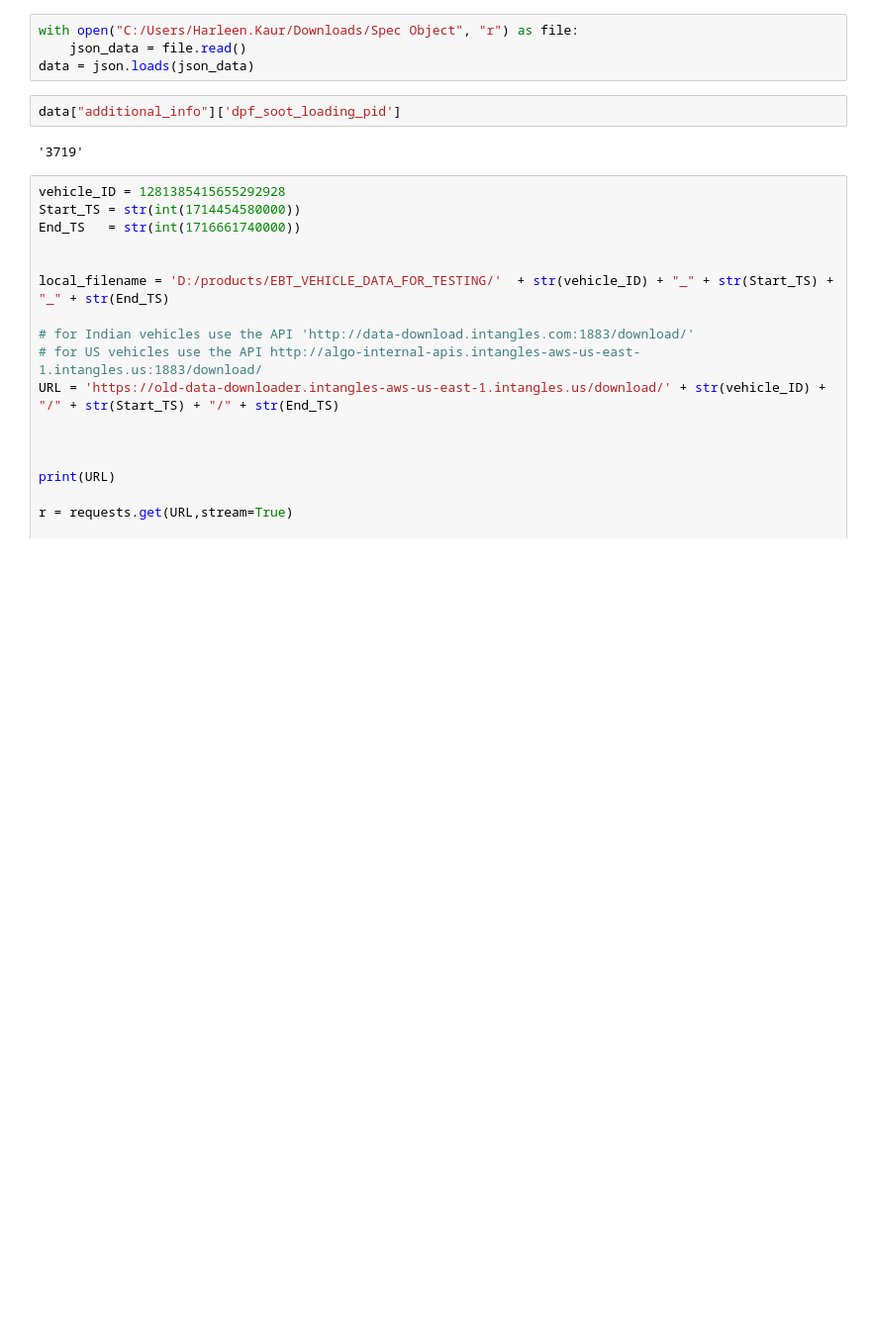
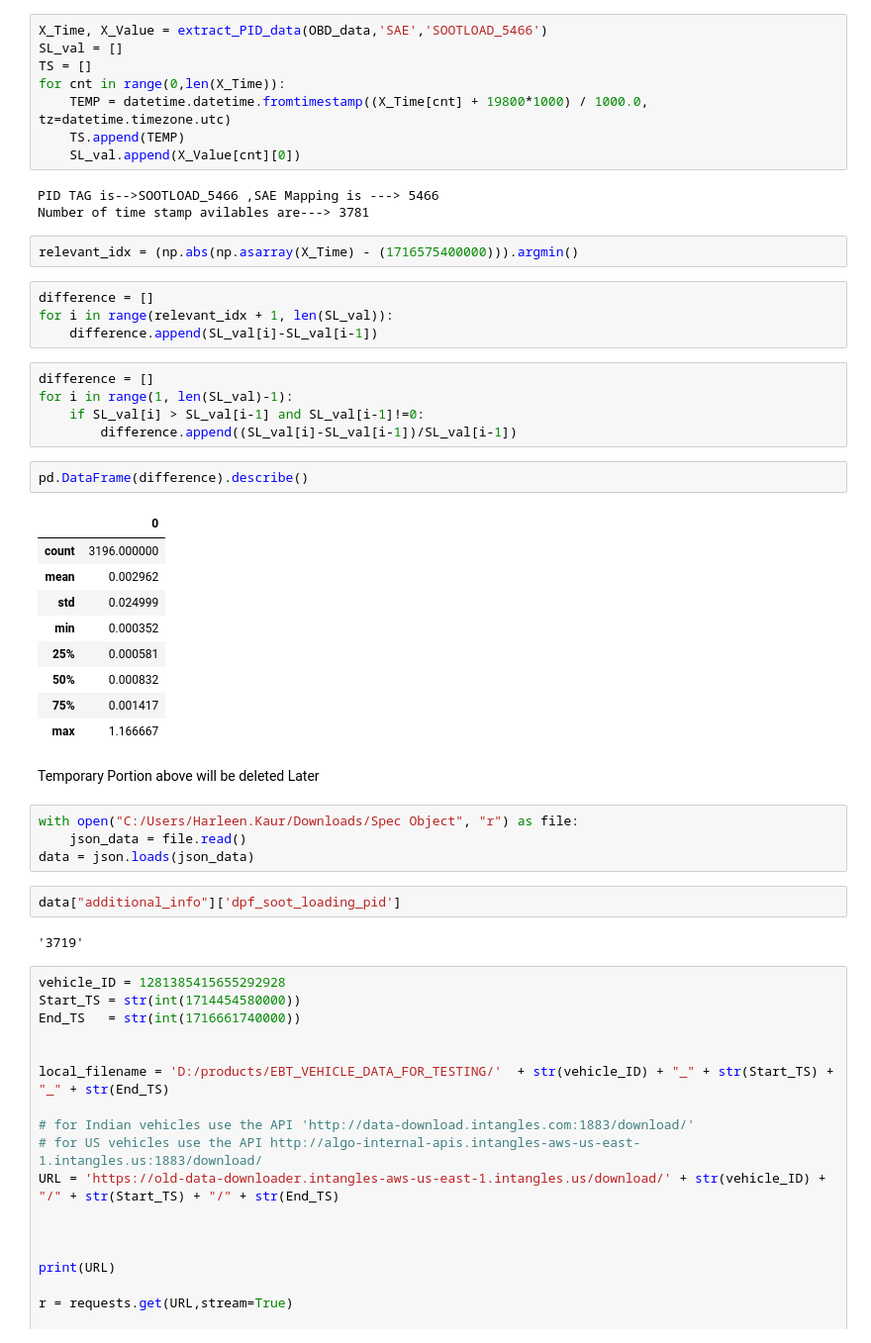
Before and after one commit to harleen38/DPF-2.0, a Jupyter notebook: REGENERATION_PROD.ipynb, the cells around one changed output. Shown at 99% size. Saved outputs shown, nothing was run; the diff lists cells and outputs as text; blank space fills up the shorter version.

```diff
--- a/REGENERATION_PROD.ipynb
+++ b/REGENERATION_PROD.ipynb
@@ -21,3 +276,39 @@ import time
+# %%
+X_Time, X_Value = extract_PID_data(OBD_data,'SAE','SOOTLOAD_5466')
+SL_val = []
+TS = []
+for cnt in range(0,len(X_Time)):
+    TEMP = datetime.datetime.fromtimestamp((X_Time[cnt] + 19800*1000) / 1000.0, tz=datetime.timezone.utc)
+    TS.append(TEMP)
+    SL_val.append(X_Value[cnt][0])
+# %% [output]
+PID TAG is-->SOOTLOAD_5466 ,SAE Mapping is ---> 5466
+Number of time stamp avilables are---> 3781
+# %%
+relevant_idx = (np.abs(np.asarray(X_Time) - (1716575400000))).argmin()
+# %%
+difference = []
+for i in range(relevant_idx + 1, len(SL_val)):
+    difference.append(SL_val[i]-SL_val[i-1])
+# %%
+difference = []
+for i in range(1, len(SL_val)-1):
+    if SL_val[i] > SL_val[i-1] and SL_val[i-1]!=0:
+        difference.append((SL_val[i]-SL_val[i-1])/SL_val[i-1])
+# %%
+pd.DataFrame(difference).describe()
+# %% [output]
+|  | 0 |
+| count | 3196.000000 |
+| mean | 0.002962 |
+| std | 0.024999 |
+| min | 0.000352 |
+| 25% | 0.000581 |
+| 50% | 0.000832 |
+| 75% | 0.001417 |
+| max | 1.166667 |
+# %% [markdown]
+Temporary Portion above will be deleted Later
 # %%
 with open("C:/Users/Harleen.Kaur/Downloads/Spec Object", "r") as file:
     json_data = file.read()
```
Also changed, not shown: parts of 4 cells of this notebook, 2 other files.
